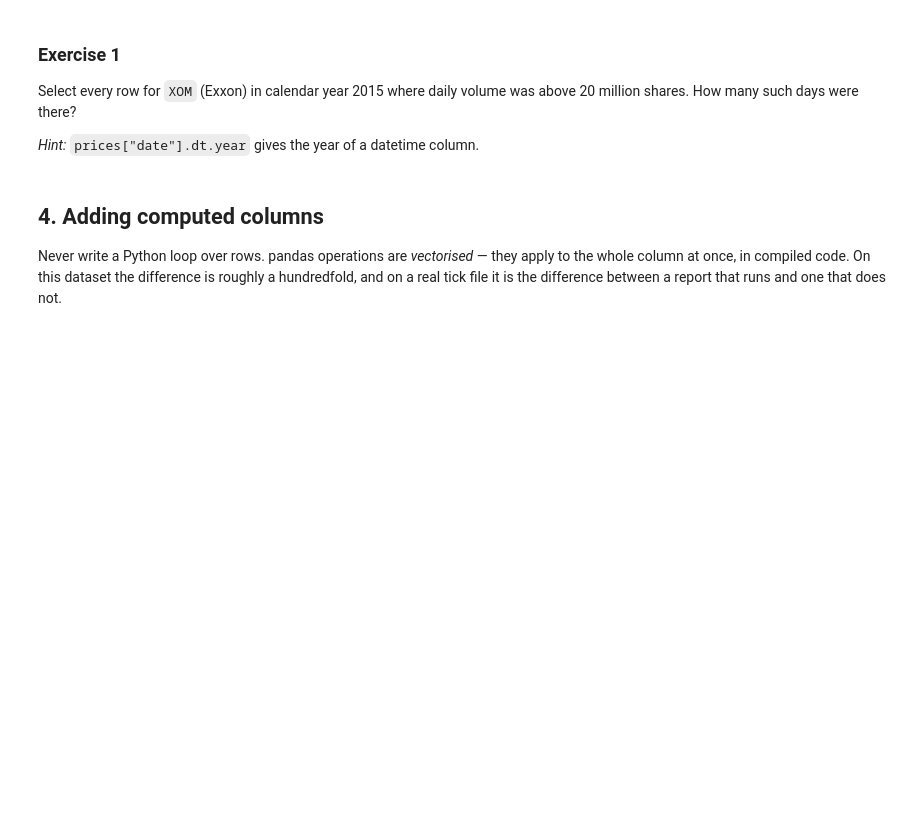
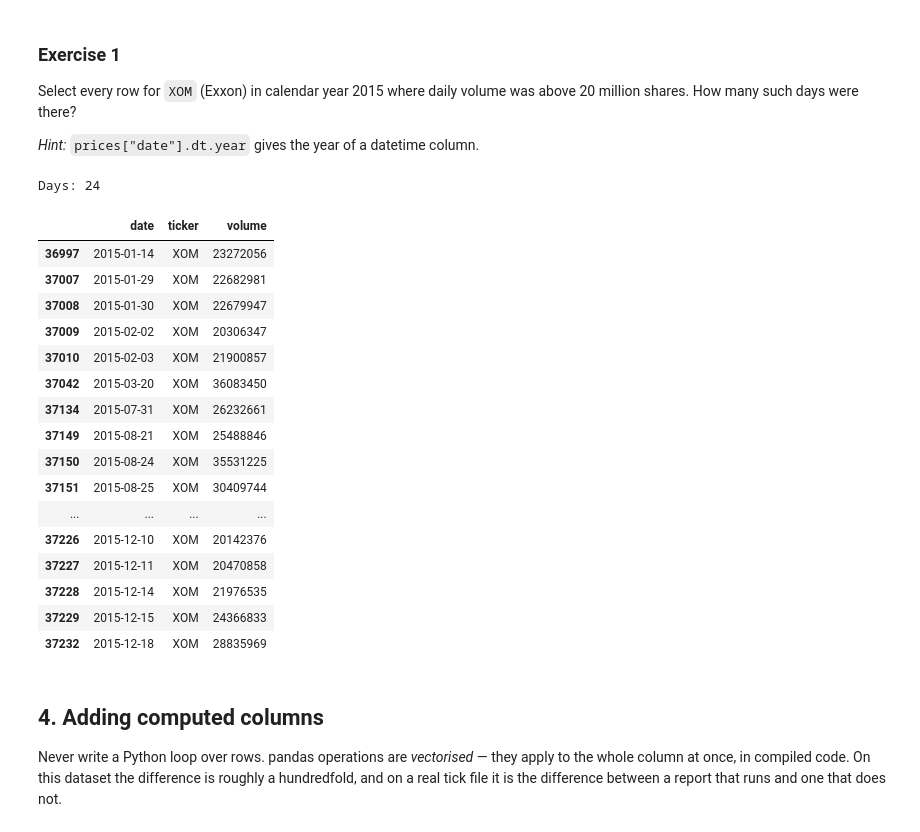
Before and after one commit to Giomorneau/mtu4600-lab3-analytics, a Jupyter notebook: notebooks/01_pandas_fundamentals.ipynb, the cells around one changed output. Drawn from its saved outputs; the diff is of its cells as text; code cells hidden in the pictures; blank space fills up the shorter version.

```diff
--- a/notebooks/01_pandas_fundamentals.ipynb
+++ b/notebooks/01_pandas_fundamentals.ipynb
@@ -142,7 +208,32 @@ was above 20 million shares. How many such days were there?
 
 *Hint:* `prices["date"].dt.year` gives the year of a datetime column.
 # %%
-# YOUR CODE HERE
+xom_2015_high_vol = prices.loc[
+    (prices["ticker"] == "XOM") &
+    (prices["date"].dt.year == 2015) &
+    (prices["volume"] > 20_000_000)
+]
+print("Days:", len(xom_2015_high_vol))
+xom_2015_high_vol[["date", "ticker", "volume"]]
+# %% [output]
+Days: 24
+|  | date | ticker | volume |
+| 36997 | 2015-01-14 | XOM | 23272056 |
+| 37007 | 2015-01-29 | XOM | 22682981 |
+| 37008 | 2015-01-30 | XOM | 22679947 |
+| 37009 | 2015-02-02 | XOM | 20306347 |
+| 37010 | 2015-02-03 | XOM | 21900857 |
+| 37042 | 2015-03-20 | XOM | 36083450 |
+| 37134 | 2015-07-31 | XOM | 26232661 |
+| 37149 | 2015-08-21 | XOM | 25488846 |
+| 37150 | 2015-08-24 | XOM | 35531225 |
+| 37151 | 2015-08-25 | XOM | 30409744 |
+| ... | ... | ... | ... |
+| 37226 | 2015-12-10 | XOM | 20142376 |
+| 37227 | 2015-12-11 | XOM | 20470858 |
+| 37228 | 2015-12-14 | XOM | 21976535 |
+| 37229 | 2015-12-15 | XOM | 24366833 |
+| 37232 | 2015-12-18 | XOM | 28835969 |
 # %% [markdown]
 ## 4. Adding computed columns
 
```
Also changed, not shown: parts of 27 cells of this notebook.
